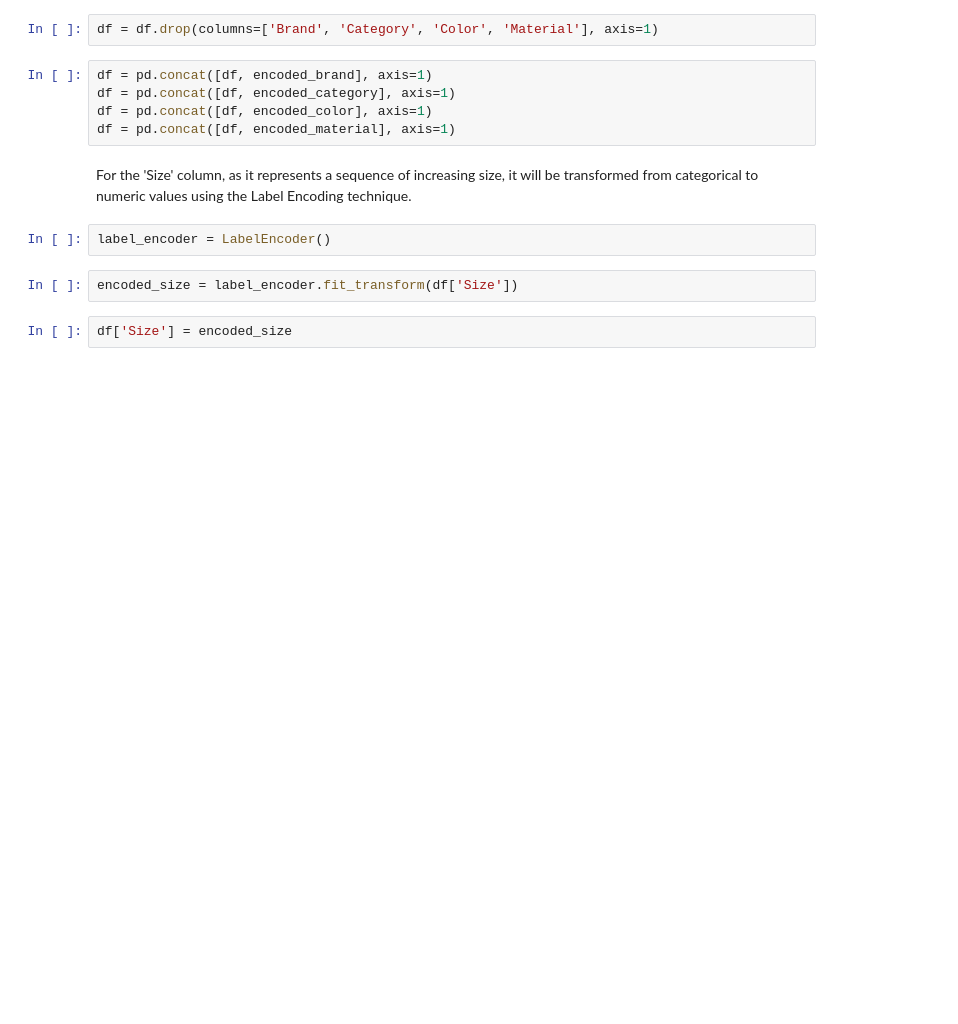
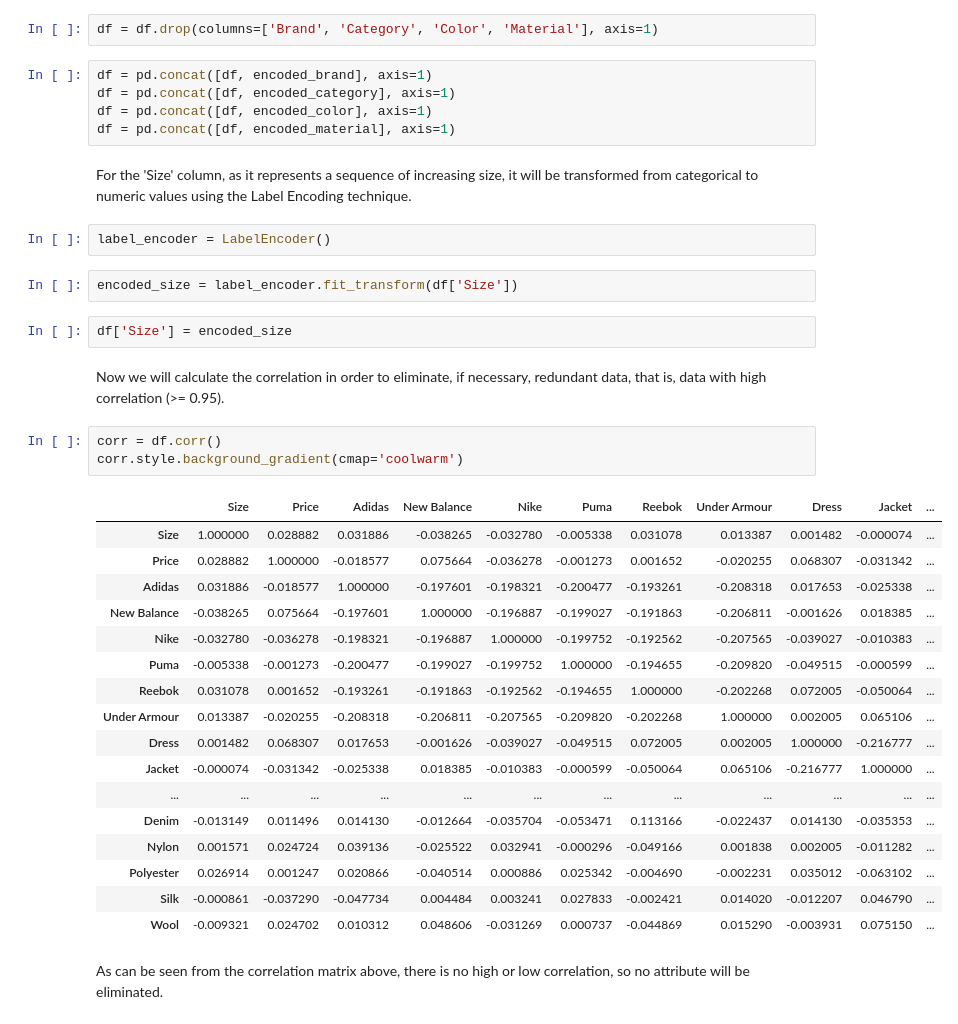
Before and after one commit to ryann-arruda/machine-learning, a Jupyter notebook: machine_learning_regression.ipynb, the cells around one changed output. Drawn from its saved outputs; the diff is of its cells as text; blank space fills up the shorter version.

Commit message:
Checking data balance and calculating correlations.

```diff
--- a/machine_learning_regression.ipynb
+++ b/machine_learning_regression.ipynb
@@ -88,3 +145,28 @@ label_encoder = LabelEncoder()
 encoded_size = label_encoder.fit_transform(df['Size'])
 # %%
 df['Size'] = encoded_size
+# %% [markdown]
+Now we will calculate the correlation in order to eliminate, if necessary, redundant data, that is, data with high correlation (>= 0.95).
+# %%
+corr = df.corr()
+corr.style.background_gradient(cmap='coolwarm')
+# %% [output]
+|  | Size | Price | Adidas | New Balance | Nike | Puma | Reebok | Under Armour | Dress | Jacket | ... |
+| Size | 1.000000 | 0.028882 | 0.031886 | -0.038265 | -0.032780 | -0.005338 | 0.031078 | 0.013387 | 0.001482 | -0.000074 | ... |
+| Price | 0.028882 | 1.000000 | -0.018577 | 0.075664 | -0.036278 | -0.001273 | 0.001652 | -0.020255 | 0.068307 | -0.031342 | ... |
+| Adidas | 0.031886 | -0.018577 | 1.000000 | -0.197601 | -0.198321 | -0.200477 | -0.193261 | -0.208318 | 0.017653 | -0.025338 | ... |
+| New Balance | -0.038265 | 0.075664 | -0.197601 | 1.000000 | -0.196887 | -0.199027 | -0.191863 | -0.206811 | -0.001626 | 0.018385 | ... |
+| Nike | -0.032780 | -0.036278 | -0.198321 | -0.196887 | 1.000000 | -0.199752 | -0.192562 | -0.207565 | -0.039027 | -0.010383 | ... |
+| Puma | -0.005338 | -0.001273 | -0.200477 | -0.199027 | -0.199752 | 1.000000 | -0.194655 | -0.209820 | -0.049515 | -0.000599 | ... |
+| Reebok | 0.031078 | 0.001652 | -0.193261 | -0.191863 | -0.192562 | -0.194655 | 1.000000 | -0.202268 | 0.072005 | -0.050064 | ... |
+| Under Armour | 0.013387 | -0.020255 | -0.208318 | -0.206811 | -0.207565 | -0.209820 | -0.202268 | 1.000000 | 0.002005 | 0.065106 | ... |
+| Dress | 0.001482 | 0.068307 | 0.017653 | -0.001626 | -0.039027 | -0.049515 | 0.072005 | 0.002005 | 1.000000 | -0.216777 | ... |
+| Jacket | -0.000074 | -0.031342 | -0.025338 | 0.018385 | -0.010383 | -0.000599 | -0.050064 | 0.065106 | -0.216777 | 1.000000 | ... |
+| ... | ... | ... | ... | ... | ... | ... | ... | ... | ... | ... | ... |
+| Denim | -0.013149 | 0.011496 | 0.014130 | -0.012664 | -0.035704 | -0.053471 | 0.113166 | -0.022437 | 0.014130 | -0.035353 | ... |
+| Nylon | 0.001571 | 0.024724 | 0.039136 | -0.025522 | 0.032941 | -0.000296 | -0.049166 | 0.001838 | 0.002005 | -0.011282 | ... |
+| Polyester | 0.026914 | 0.001247 | 0.020866 | -0.040514 | 0.000886 | 0.025342 | -0.004690 | -0.002231 | 0.035012 | -0.063102 | ... |
+| Silk | -0.000861 | -0.037290 | -0.047734 | 0.004484 | 0.003241 | 0.027833 | -0.002421 | 0.014020 | -0.012207 | 0.046790 | ... |
+| Wool | -0.009321 | 0.024702 | 0.010312 | 0.048606 | -0.031269 | 0.000737 | -0.044869 | 0.015290 | -0.003931 | 0.075150 | ... |
+# %% [markdown]
+As can be seen from the correlation matrix above, there is no high or low correlation, so no attribute will be eliminated.
```
Also changed, not shown: parts of 7 cells of this notebook.
